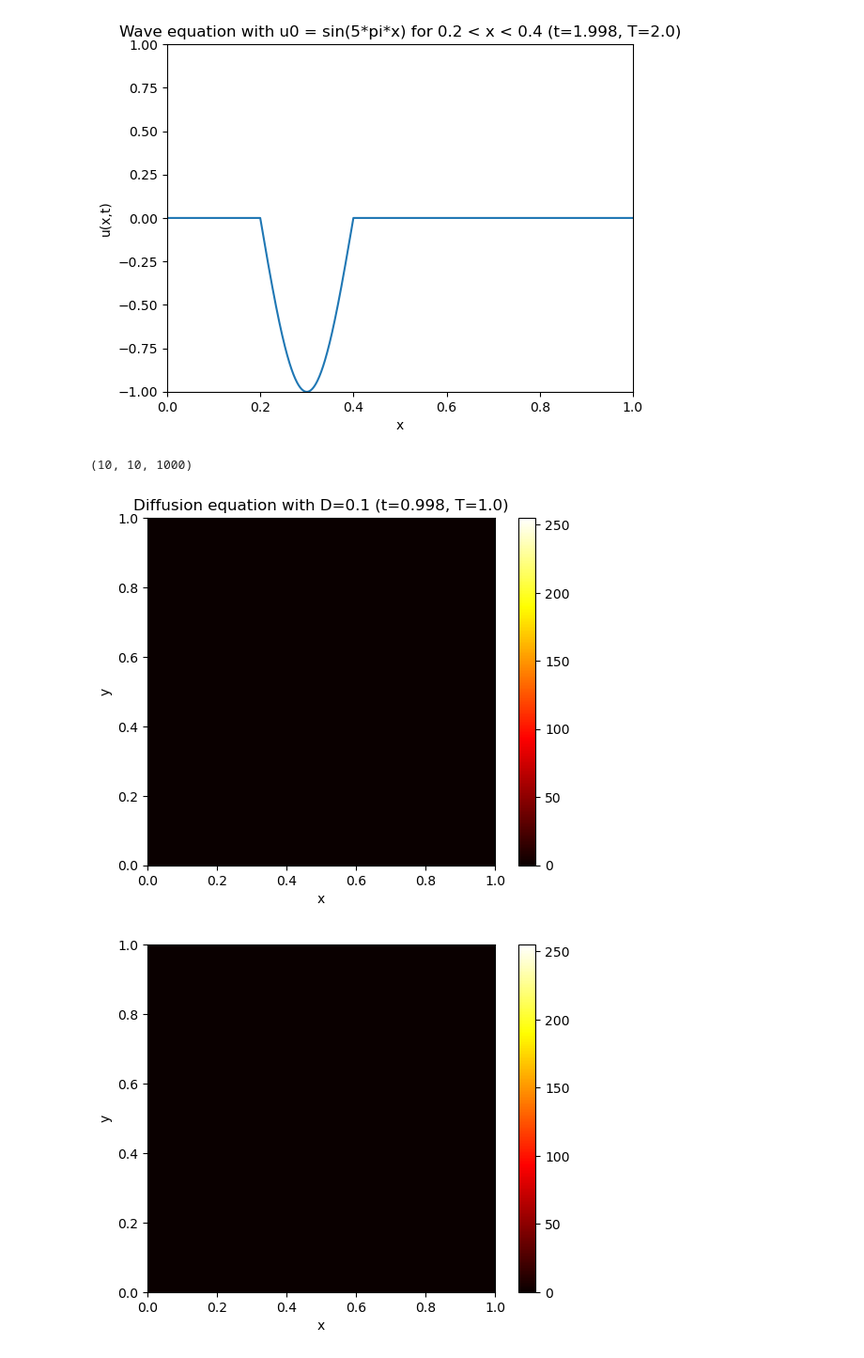
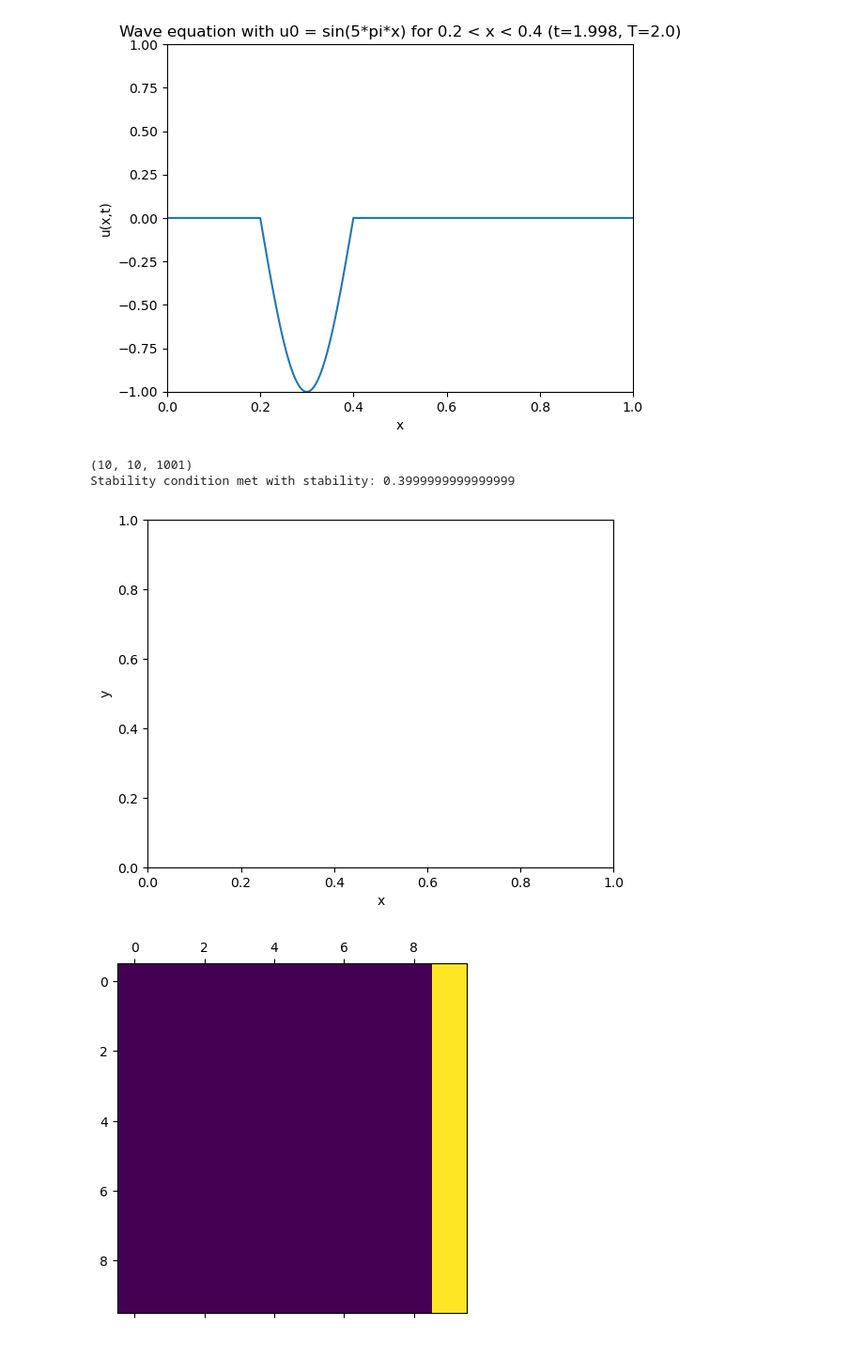
Before and after one commit to jonas4climate/modelling-natural-processes, a Jupyter notebook: ex1.ipynb, the cells around one changed output. Shown at 94% size. Saved outputs shown, nothing was run; the diff lists cells and outputs as text; code cells hidden in the pictures.

```diff
--- a/ex1.ipynb
+++ b/ex1.ipynb
@@ -21,13 +21,15 @@ def simulate_wave_equation(u0, L=1.0, c=1.0, T=1.0, dx=0.01, dt=0.001):
     u[:,0] = u0(x) # state at t=0
     u[:,1] = (1+dt)*u[:,0] # state at t=1
 
+    # Physical boundaries at x=0 and x=L
+    u[0,:] = 0
+    u[-1,:] = 0
+
     # Stepping through time
     for t in range(2, Nt-1):
         for x in range(1, Nx-2):
             u[x, t] = c**2 * (dt**2)/(dx**2) * (u[x+1, t-1] + u[x-1, t-1] - 2*u[x, t-1]) - u[x, t-2] + 2*u[x, t-1]
-        # Physical boundaries at x=0 and x=L
-        u[0,:] = 0
-        u[-1,:] = 0
+        # Physical boundaries at x=0 and x=L update not necessary as we don't iterate over x=0 and x=L
 
     return u
 
@@ -60,7 +62,7 @@ u0s_names = [
     'sin(5*pi*x) for 0.2 < x < 0.4'
 ]
 
-for x_i, (u0, name) in tqdm(enumerate(zip(u0s, u0s_names)), total=len(u0s)):
+for x, (u0, name) in tqdm(enumerate(zip(u0s, u0s_names)), total=len(u0s)):
     c = simulate_wave_equation(u0, dx=0.001, dt=0.001, T=2.0)
     animate_wave_equation(c, title=f'Wave equation with u0 = {name}', T=2.0)
 # %% [output]
@@ -68,9 +70,9 @@ for x_i, (u0, name) in tqdm(enumerate(zip(u0s, u0s_names)), total=len(u0s)):
 [figure]
 [figure]
 # %%
-def simulate_diffusion_equation(D=1.0, T=1.0, dx=0.01, dt=0.001):
-    Nx = int(1/dx)
-    Nt = int(T/dt)
+def simulate_diffusion_equation(D=1.0, T=1.0, Lx=1.0, dx=0.01, dt=0.001):
+    Nx = int(Lx/dx)
+    Nt = int(T/dt)+1
 
     # u(x,y,t)
     c = np.zeros((Nx, Nx, Nt))
@@ -81,57 +83,61 @@ def simulate_diffusion_equation(D=1.0, T=1.0, dx=0.01, dt=0.001):
 
     # Physical boundaries at c(x,y=1,t) = 1 and c(x,y=0,t) = 0
     c[:,-1,:] = 1
-    c[:,0,:] = 0
+    # c[:,0,:] = 0 # not necessary due to np.zeros initialization
 
     stability = 4 * D * dt / dx**2
     assert stability < 1, f'Stability condition not met: {stability}'
+    print(f'Stability condition met with stability: {stability}')
 
     # Stepping through time
-    for t_i in range(1, Nt-2):
-        for x_i in range(1, Nx-2):
-            for y_i in range(1, Nx-2):
-                c[x_i, y_i, t_i] = c[x_i, y_i, t_i-1] + D*dt/dx**2 * (c[x_i+1, y_i, t_i-1] + c[x_i-1, y_i, t_i-1] + c[x_i, y_i+1, t_i-1] + c[x_i, y_i-1, t_i-1] - 4*c[x_i, y_i, t_i-1])
-        # Boundary condition that c(x=0,y,t) = c(x=1,y,t)
-        c[Nx-1, y_i, t_i] = c[0, y_i, t_i]
+    for t in range(1, Nt-1):
+        for x in range(1, Nx-2):
+            for y in range(1, Nx-2):
+                c[x, y, t] = D * dt/(dx**2) * (c[x+1, y, t-1] + c[x-1, y, t-1] + c[x, y+1, t-1] + c[x, y-1, t-1] - 4*c[x, y, t-1]) + c[x, y, t-1]
+            # Boundary condition that c(x=0,y,t) = c(x=1,y,t)
+            # c[0, y, t] = c[Nx-1, y, t]
+        # Physical boundaries at c(x,y=1,t) = 1 and c(x,y=0,t) = 0
+        c[:,-1,:] = 1
+        c[:,0,:] = 0
 
     return c
 
-def viz_init_grid(c):
-    fig, ax = plt.subplots()
+def viz_grid(c):
+    plt.figure()
     plt.xlim(0, 1)
     plt.ylim(0, 1)
     plt.xlabel('x')
     plt.ylabel('y')
-    im = plt.imshow(c[:,:,0]*255, cmap='hot')
-    plt.colorbar(im)
+    plt.matshow(c, cmap='viridis')
     plt.show()
 
 def animate_diffusion_equation(c, title, T=1.0):
     fig, ax = plt.subplots()
     plt.xlim(0, 1)
     plt.ylim(0, 1)
     plt.xlabel('x')
     plt.ylabel('y')
     plt.title(title)
-    im = plt.imshow(c[:,:,0]*255, cmap='hot')
+    im = plt.matshow(c[:,:,0], cmap='viridis')
     plt.colorbar(im)
 
     def animate(i):
-        im.set_data(c[:,:,i]*255)
+        im.set_data(c[:,:,i])
         plt.title(title + f' (t={i/c.shape[2]*T:.3f}, T={T})')
         return im,
 
     anim = animation.FuncAnimation(fig, animate, frames=c.shape[2]-1, blit=True, interval=1000//(c.shape[2]/5), repeat=True)
     anim.save(f'media/{title.strip().replace(" ", "_")}.mp4', writer='ffmpeg')
 
-D = 0.1
+D = 1.0
 dx = 0.1
 dt = 0.001
 T = 1.0
 c = simulate_diffusion_equation(D=D, dx=dx, dt=dt, T=T)
-animate_diffusion_equation(c, title=f'Diffusion equation with D={D}')
-viz_init_grid(c)
+# animate_diffusion_equation(c, title=f'Diffusion equation with D={D}', T=T)
+viz_grid(c[:,:,0])
 # %% [output]
-(10, 10, 1000)
+(10, 10, 1001)
+Stability condition met with stability: 0.3999999999999999
-[figure, old version]
+[figure, new version]
-[figure, old version]
+[figure, new version]
```
Also changed, not shown: 1 other file.
